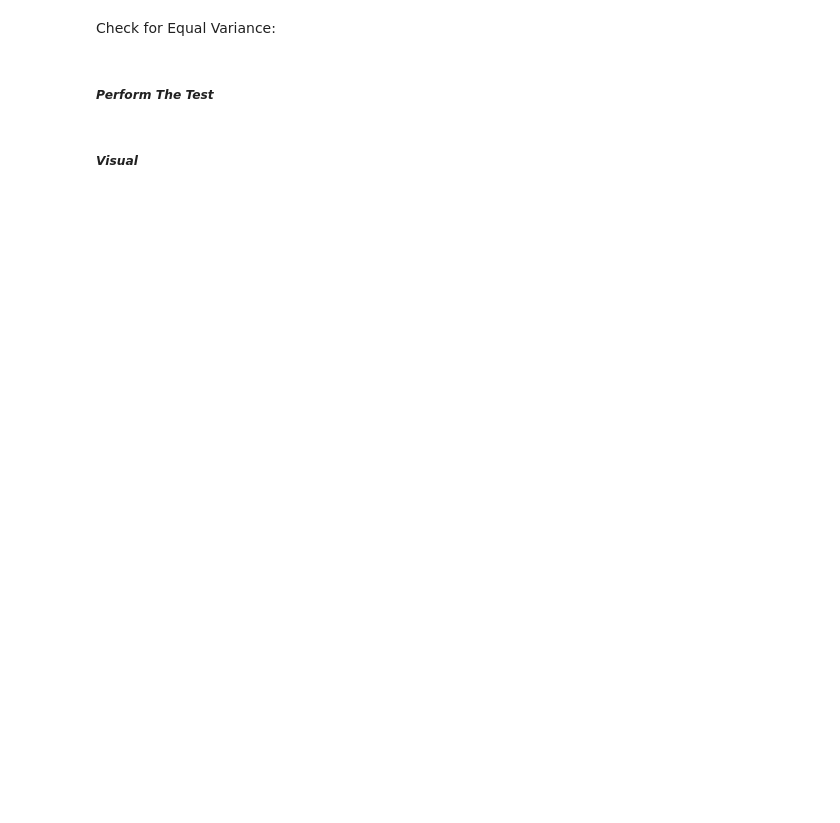
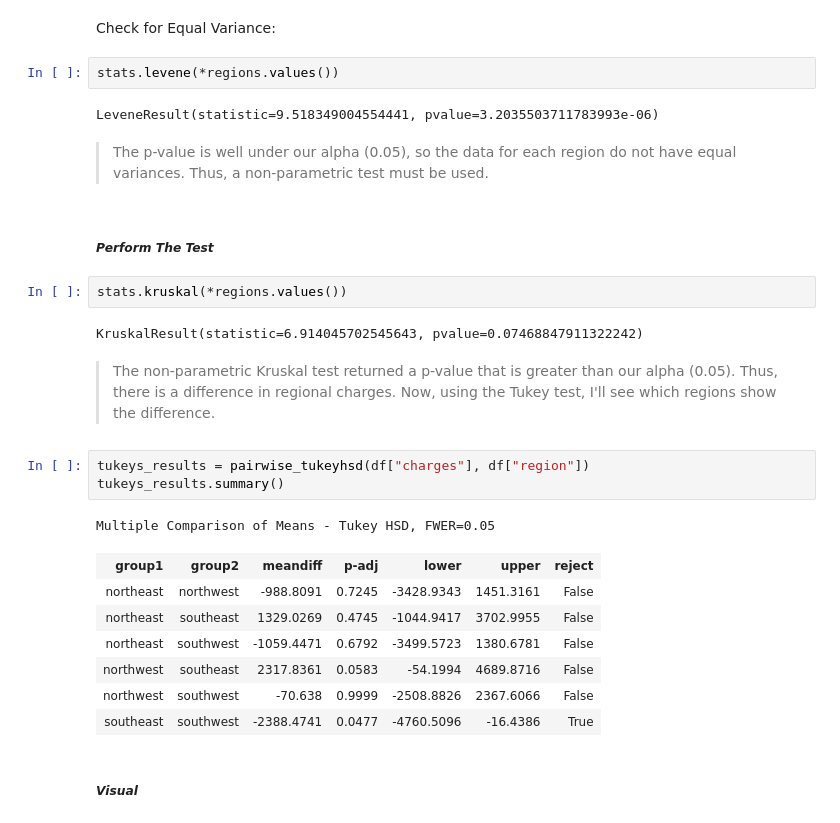
Before and after one commit to john-a-dixon/hypothesis-testing, a Jupyter notebook: tests.ipynb, the cells around one changed output. Saved outputs shown, nothing was run; the diff lists cells and outputs as text; blank space fills up the shorter version.

```diff
--- a/tests.ipynb
+++ b/tests.ipynb
@@ -256,6 +259,30 @@ region_norm_results_df
 # %% [markdown]
 Check for Equal Variance:
+# %%
+stats.levene(*regions.values())
+# %% [output]
+LeveneResult(statistic=9.518349004554441, pvalue=3.2035503711783993e-06)
+# %% [markdown]
+> The p-value is well under our alpha (0.05), so the data for each region do not have equal variances. Thus, a non-parametric test must be used.
 # %% [markdown]
 ##### _Perform The Test_
+# %%
+stats.kruskal(*regions.values())
+# %% [output]
+KruskalResult(statistic=6.914045702545643, pvalue=0.07468847911322242)
+# %% [markdown]
+> The non-parametric Kruskal test returned a p-value that is greater than our alpha (0.05). Thus, there is a difference in regional charges. Now, using the Tukey test, I'll see which regions show the difference.
+# %%
+tukeys_results = pairwise_tukeyhsd(df["charges"], df["region"])
+tukeys_results.summary()
+# %% [output]
+Multiple Comparison of Means - Tukey HSD, FWER=0.05
+| group1 | group2 | meandiff | p-adj | lower | upper | reject |
+| northeast | northwest | -988.8091 | 0.7245 | -3428.9343 | 1451.3161 | False |
+| northeast | southeast | 1329.0269 | 0.4745 | -1044.9417 | 3702.9955 | False |
+| northeast | southwest | -1059.4471 | 0.6792 | -3499.5723 | 1380.6781 | False |
+| northwest | southeast | 2317.8361 | 0.0583 | -54.1994 | 4689.8716 | False |
+| northwest | southwest | -70.638 | 0.9999 | -2508.8826 | 2367.6066 | False |
+| southeast | southwest | -2388.4741 | 0.0477 | -4760.5096 | -16.4386 | True |
 # %% [markdown]
 ##### _Visual_
```
Also changed, not shown: parts of 3 cells of this notebook.
